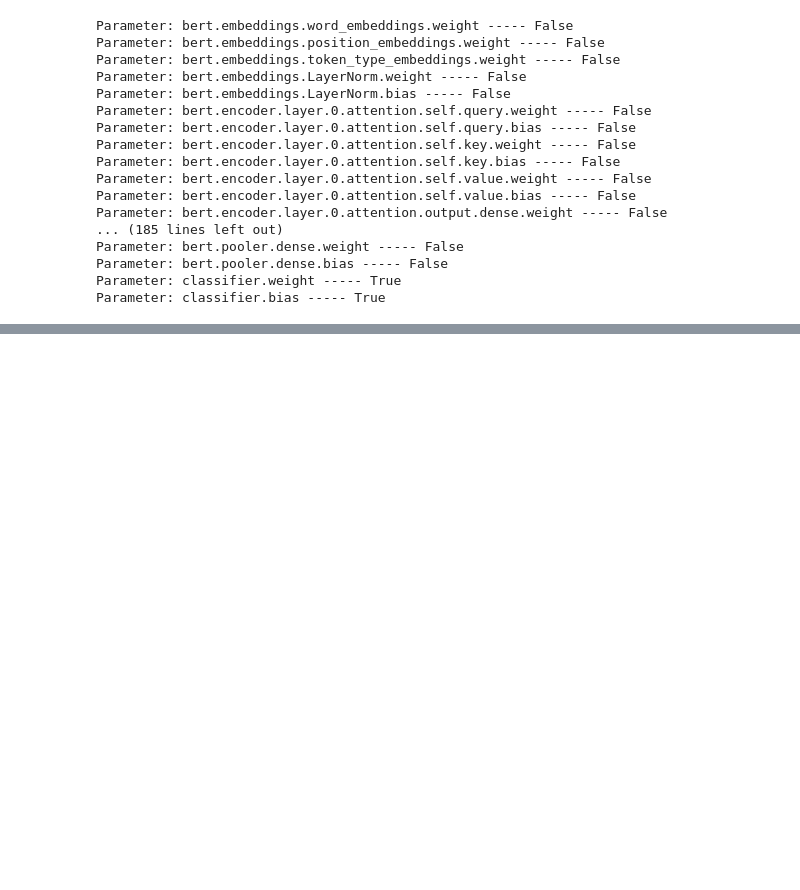
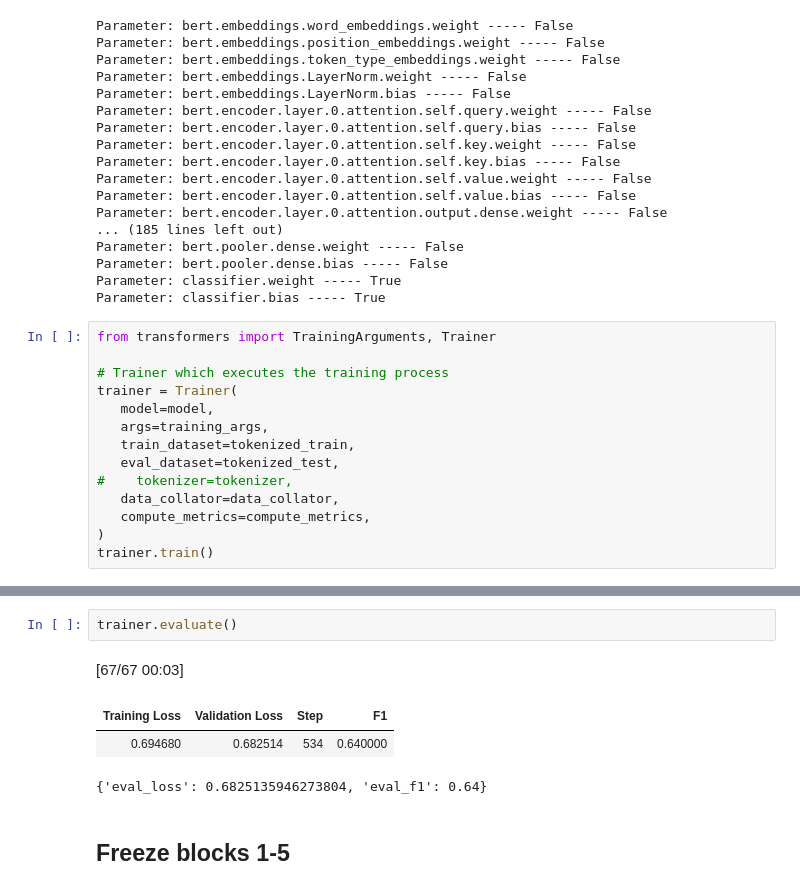
Before and after one commit to satyamvishwakarma-dev/Hands_on_LLM, a Jupyter notebook: chapter11/ch11.ipynb, the cells around one changed output, grey strips where cells are left out. Saved outputs shown, nothing was run; the diff lists cells and outputs as text; blank space fills up the shorter version.

```diff
--- a/chapter11/ch11.ipynb
+++ b/chapter11/ch11.ipynb
@@ -197,3 +193,17 @@ Parameter: bert.pooler.dense.weight ----- False
 Parameter: bert.pooler.dense.bias ----- False
 Parameter: classifier.weight ----- True
 Parameter: classifier.bias ----- True
+# %%
+from transformers import TrainingArguments, Trainer
+
+# Trainer which executes the training process
+trainer = Trainer(
+   model=model,
+   args=training_args,
+   train_dataset=tokenized_train,
+   eval_dataset=tokenized_test,
+#    tokenizer=tokenizer,
+   data_collator=data_collator,
+   compute_metrics=compute_metrics,
+)
+trainer.train()
@@ -199,0 +215,9 @@ Parameter: classifier.bias ----- True
+# %%
+trainer.evaluate()
+# %% [output]
+[67/67 00:03]
+| Training Loss | Validation Loss | Step | F1 |
+| 0.694680 | 0.682514 | 534 | 0.640000 |
+{'eval_loss': 0.6825135946273804, 'eval_f1': 0.64}
+# %% [markdown]
+## Freeze blocks 1-5
```
Also changed, not shown: parts of 13 cells of this notebook.
